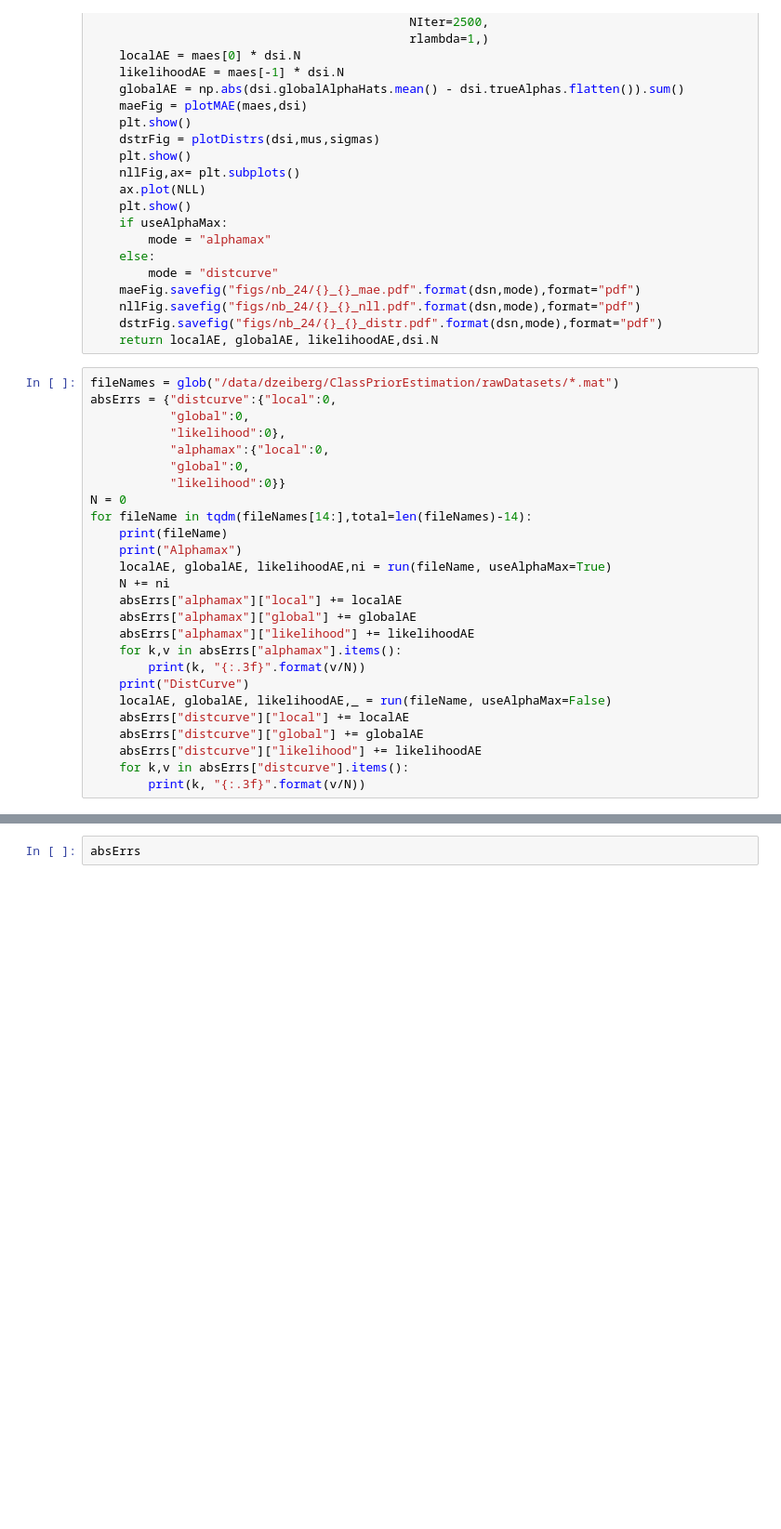
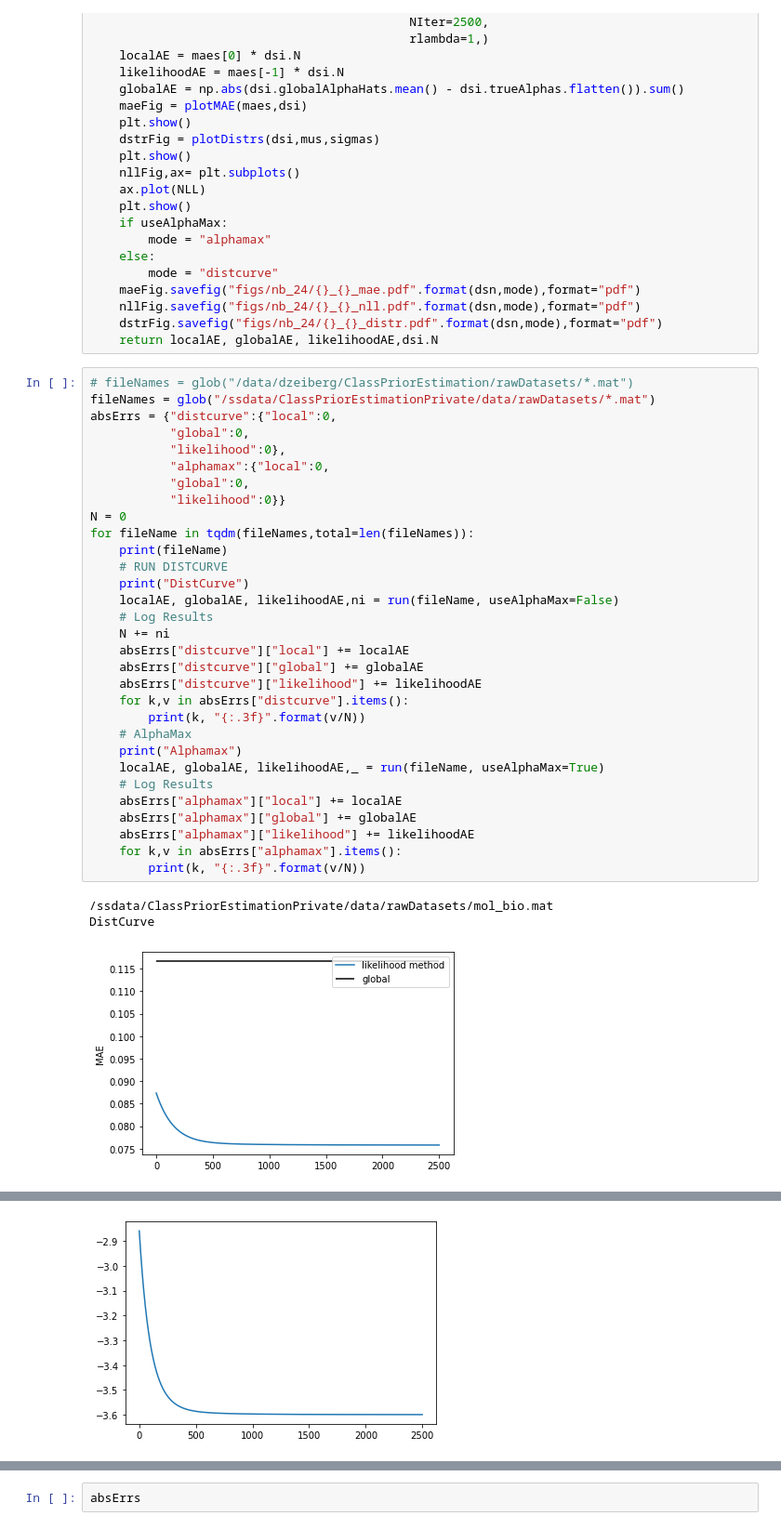
Before and after one commit to Dzeiberg/multiinstance, a Jupyter notebook: 24_Likelihood_Cleaned.ipynb, the cells around one changed output, grey strips where cells are left out. Shown at 93% size. Cells and saved outputs as stored; diff of their text form; blank space fills up the shorter version.

Commit message:
update matlab engine call and likelihood eval script

```diff
--- a/24_Likelihood_Cleaned.ipynb
+++ b/24_Likelihood_Cleaned.ipynb
@@ -90,28 +93,37 @@ def run(fileName,useAlphaMax=False):
     dstrFig.savefig("figs/nb_24/{}_{}_distr.pdf".format(dsn,mode),format="pdf")
     return localAE, globalAE, likelihoodAE,dsi.N
 # %%
-fileNames = glob("/data/dzeiberg/ClassPriorEstimation/rawDatasets/*.mat")
+# fileNames = glob("/data/dzeiberg/ClassPriorEstimation/rawDatasets/*.mat")
+fileNames = glob("/ssdata/ClassPriorEstimationPrivate/data/rawDatasets/*.mat")
 absErrs = {"distcurve":{"local":0,
            "global":0,
            "likelihood":0},
            "alphamax":{"local":0,
            "global":0,
            "likelihood":0}}
 N = 0
-for fileName in tqdm(fileNames[14:],total=len(fileNames)-14):
+for fileName in tqdm(fileNames,total=len(fileNames)):
     print(fileName)
+    # RUN DISTCURVE
+    print("DistCurve")
+    localAE, globalAE, likelihoodAE,ni = run(fileName, useAlphaMax=False)
+    # Log Results
+    N += ni
+    absErrs["distcurve"]["local"] += localAE
+    absErrs["distcurve"]["global"] += globalAE
+    absErrs["distcurve"]["likelihood"] += likelihoodAE
+    for k,v in absErrs["distcurve"].items():
+        print(k, "{:.3f}".format(v/N))
+    # AlphaMax
     print("Alphamax")
-    localAE, globalAE, likelihoodAE,ni = run(fileName, useAlphaMax=True)
-    N += ni
+    localAE, globalAE, likelihoodAE,_ = run(fileName, useAlphaMax=True)
+    # Log Results
     absErrs["alphamax"]["local"] += localAE
     absErrs["alphamax"]["global"] += globalAE
     absErrs["alphamax"]["likelihood"] += likelihoodAE
     for k,v in absErrs["alphamax"].items():
         print(k, "{:.3f}".format(v/N))
-    print("DistCurve")
-    localAE, globalAE, likelihoodAE,_ = run(fileName, useAlphaMax=False)
-    absErrs["distcurve"]["local"] += localAE
-    absErrs["distcurve"]["global"] += globalAE
-    absErrs["distcurve"]["likelihood"] += likelihoodAE
-    for k,v in absErrs["distcurve"].items():
-        print(k, "{:.3f}".format(v/N))
+# %% [output]
+/ssdata/ClassPriorEstimationPrivate/data/rawDatasets/mol_bio.mat
+DistCurve
+[figure, added]
@@ -117,0 +131 @@ for fileName in tqdm(fileNames[14:],total=len(fileNames)-14):
+[figure, added]
```
Also changed, not shown: parts of 3 cells of this notebook, 3 other files.
